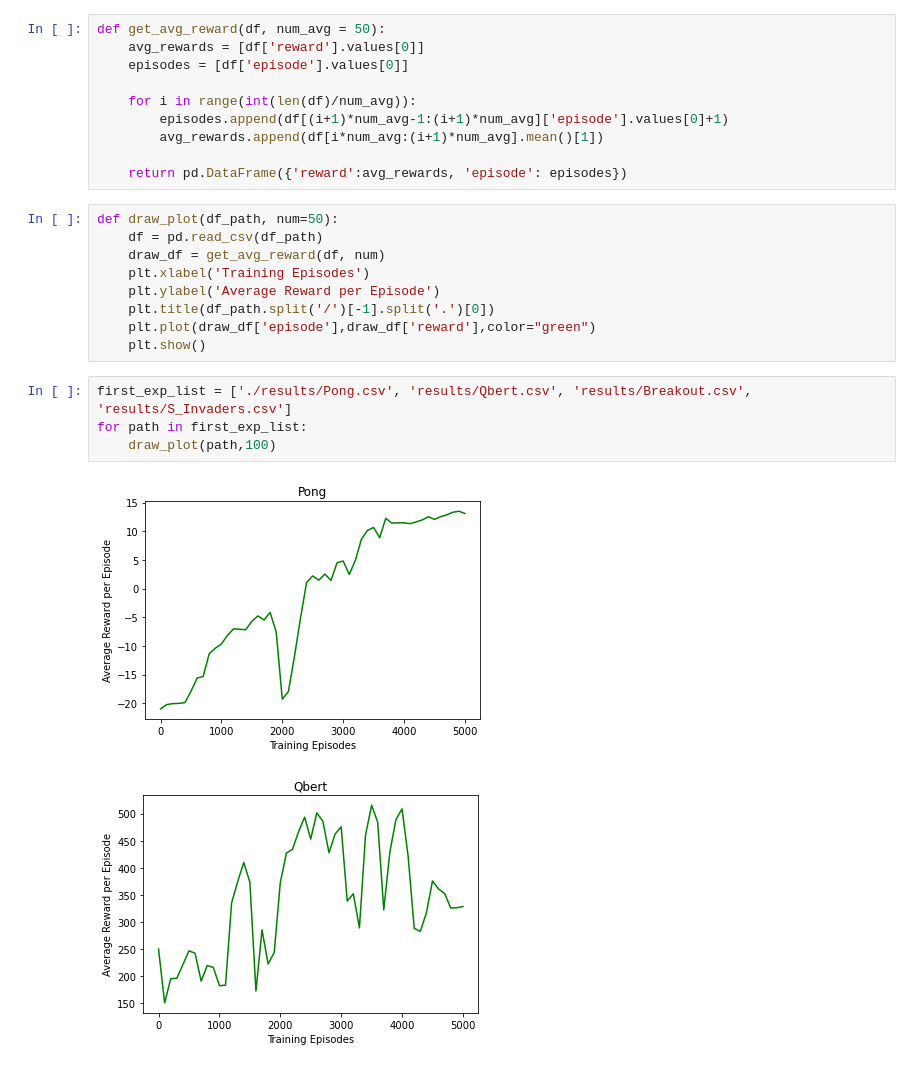
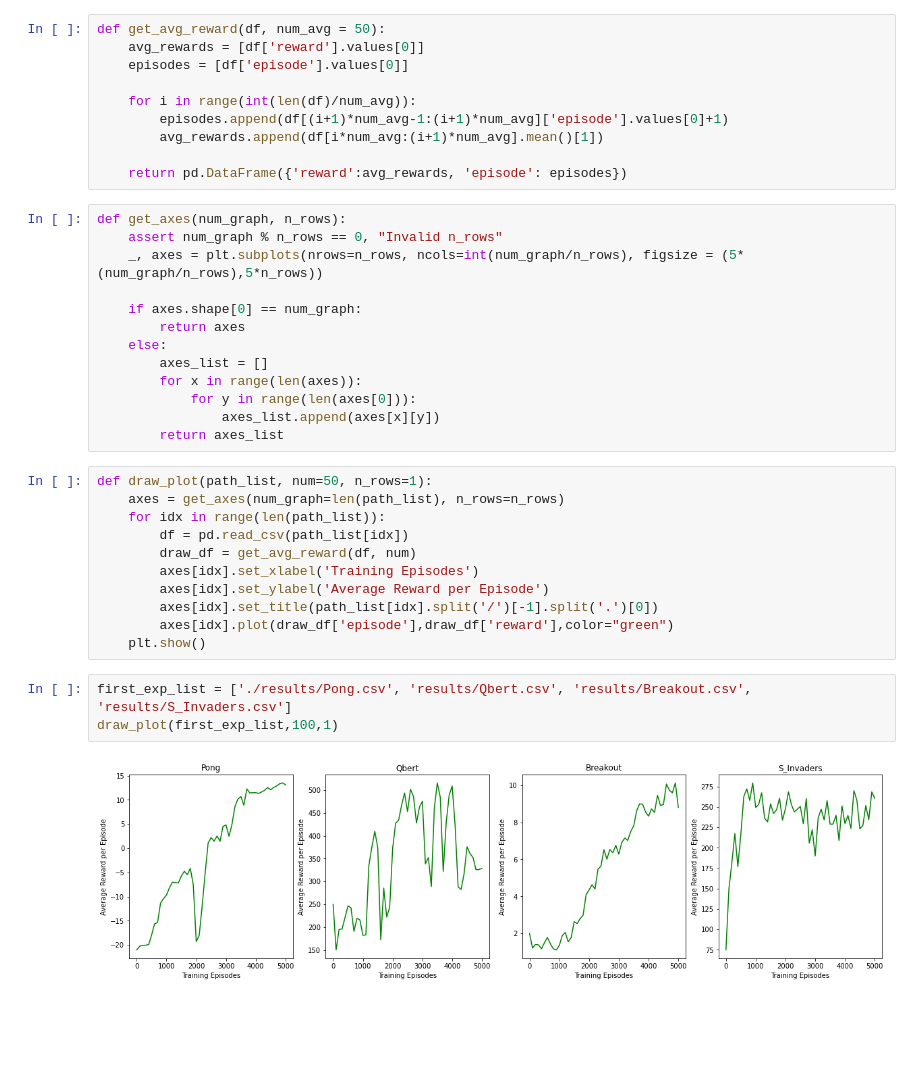
Before and after one commit to kim-jin-seop/playing_atari_with_deep_reinforcement_learning, a Jupyter notebook: code/visualization.ipynb, the cells around one changed output. Drawn from its saved outputs; the diff is of its cells as text; blank space fills up the shorter version.

Commit message:
add subplot

```diff
--- a/code/visualization.ipynb
+++ b/code/visualization.ipynb
@@ -11,19 +11,32 @@ def get_avg_reward(df, num_avg = 50):
         avg_rewards.append(df[i*num_avg:(i+1)*num_avg].mean()[1])
 
     return pd.DataFrame({'reward':avg_rewards, 'episode': episodes})
+# %%
+def get_axes(num_graph, n_rows):
+    assert num_graph % n_rows == 0, "Invalid n_rows"
+    _, axes = plt.subplots(nrows=n_rows, ncols=int(num_graph/n_rows), figsize = (5*(num_graph/n_rows),5*n_rows))
+
+    if axes.shape[0] == num_graph:
+        return axes
+    else:
+        axes_list = []
+        for x in range(len(axes)):
+            for y in range(len(axes[0])):
+                axes_list.append(axes[x][y])
+        return axes_list
 # %%
-def draw_plot(df_path, num=50):
-    df = pd.read_csv(df_path)
-    draw_df = get_avg_reward(df, num)
-    plt.xlabel('Training Episodes')
-    plt.ylabel('Average Reward per Episode')
-    plt.title(df_path.split('/')[-1].split('.')[0])
-    plt.plot(draw_df['episode'],draw_df['reward'],color="green")
+def draw_plot(path_list, num=50, n_rows=1):
+    axes = get_axes(num_graph=len(path_list), n_rows=n_rows)
+    for idx in range(len(path_list)):
+        df = pd.read_csv(path_list[idx])
+        draw_df = get_avg_reward(df, num)
+        axes[idx].set_xlabel('Training Episodes')
+        axes[idx].set_ylabel('Average Reward per Episode')
+        axes[idx].set_title(path_list[idx].split('/')[-1].split('.')[0])
+        axes[idx].plot(draw_df['episode'],draw_df['reward'],color="green")
     plt.show()
 # %%
 first_exp_list = ['./results/Pong.csv', 'results/Qbert.csv', 'results/Breakout.csv', 'results/S_Invaders.csv']
-for path in first_exp_list:
-    draw_plot(path,100)
+draw_plot(first_exp_list,100,1)
 # %% [output]
-[figure, old version]
+[figure, new version]
-[figure, removed]
```
